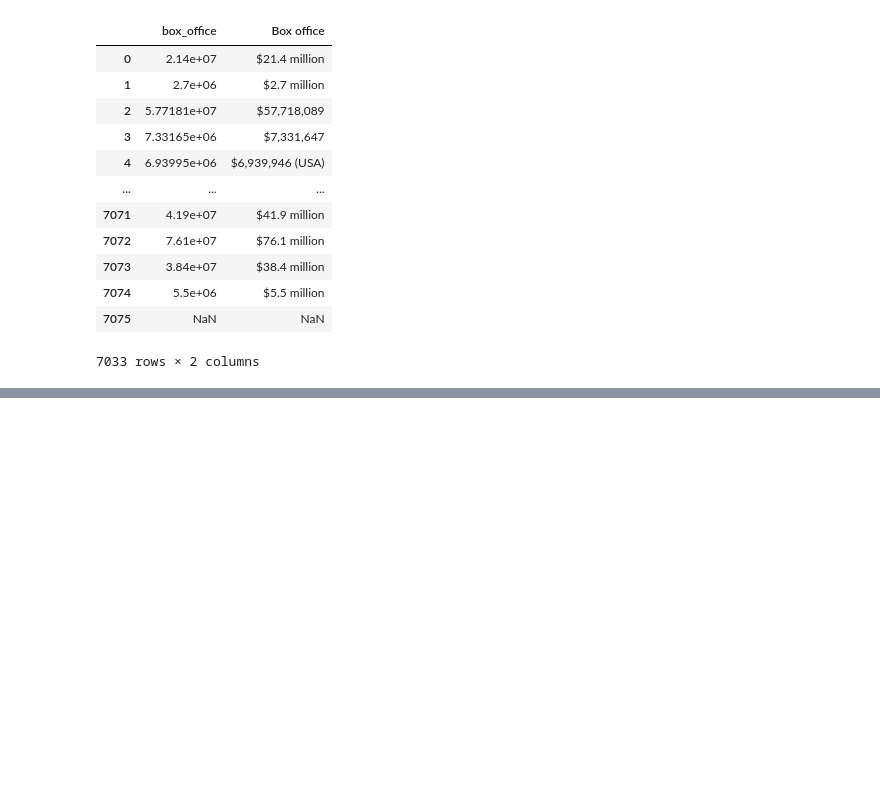
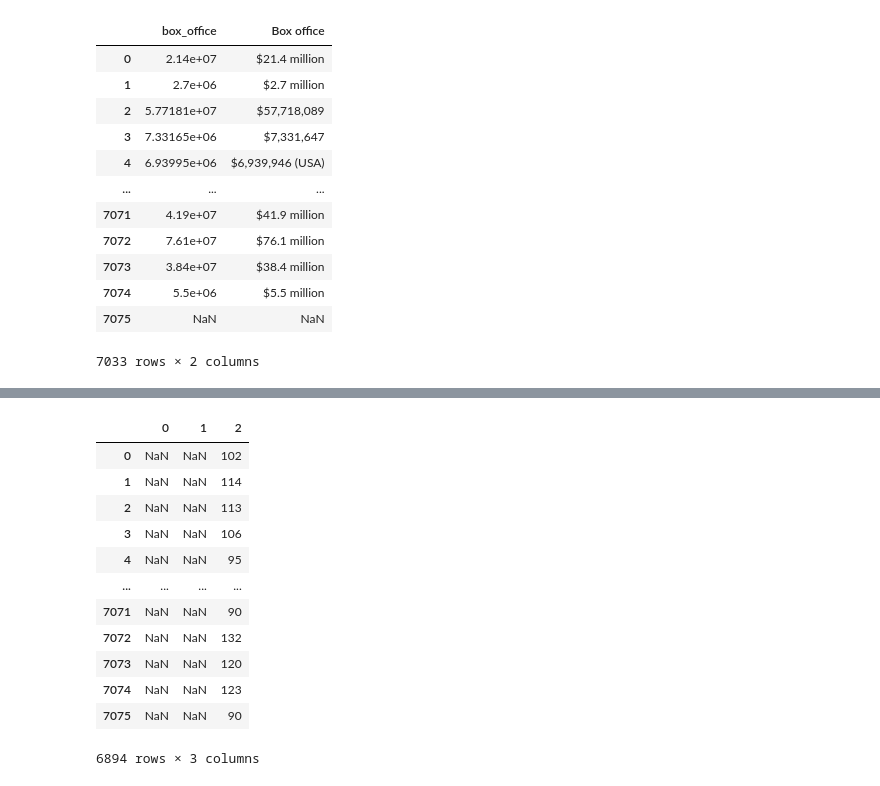
Before and after one commit to ines-tb/movies-etl, a Jupyter notebook: moviesETL.ipynb, the cells around one changed output, grey strips where cells are left out. Drawn from its saved outputs; the diff is of its cells as text; code cells hidden in the pictures; blank space fills up the shorter version.

Commit message:
Transform Phase - Clean data: parse and convert budget and dates columns

```diff
--- a/moviesETL.ipynb
+++ b/moviesETL.ipynb
@@ -704,0 +774,9 @@ wikiMoviesDF.drop('Box office', axis=1, inplace=True)
+# %%
+# Drop original 'Budget' column
+wikiMoviesDF.drop("Budget", axis=1, inplace=True)
+# %%
+# Release date column:
+
+# Drop null values and Covert any list to string
+releaseDate = wikiMoviesDF["Release date"].dropna().apply(lambda x: " ".join(x) if type(x) == list else x)
+releaseDate
@@ -704,0 +823,7 @@ wikiMoviesDF.drop('Box office', axis=1, inplace=True)
+# %%
+# Create column to hold the matching dates using the built-in pandas date function to_datetime
+wikiMoviesDF["release_date"] = pd.to_datetime(releaseDate.str.extract(f"({dateFormOne}|{dateFormTwo}|{dateFormThree}|{dateFormFour})")[0], infer_datetime_format=True)
+# %%
+# Check not null values
+runningTime = wikiMoviesDF["Running time"].dropna().apply(lambda x: " ".join(x) if type(x) == list else x)
+runningTime
@@ -704,0 +890,17 @@ wikiMoviesDF.drop('Box office', axis=1, inplace=True)
+# %%
+runningTimeExtract = runningTime.str.extract(r"(\d+)\s*ho?u?r?s?\s*(\d*)|(\d+)\s*m")
+runningTimeExtract
+# %% [output]
+|  | 0 | 1 | 2 |
+| 0 | NaN | NaN | 102 |
+| 1 | NaN | NaN | 114 |
+| 2 | NaN | NaN | 113 |
+| 3 | NaN | NaN | 106 |
+| 4 | NaN | NaN | 95 |
+| ... | ... | ... | ... |
+| 7071 | NaN | NaN | 90 |
+| 7072 | NaN | NaN | 132 |
+| 7073 | NaN | NaN | 120 |
+| 7074 | NaN | NaN | 123 |
+| 7075 | NaN | NaN | 90 |
+6894 rows × 3 columns
```
Also changed, not shown: parts of 20 cells of this notebook.
